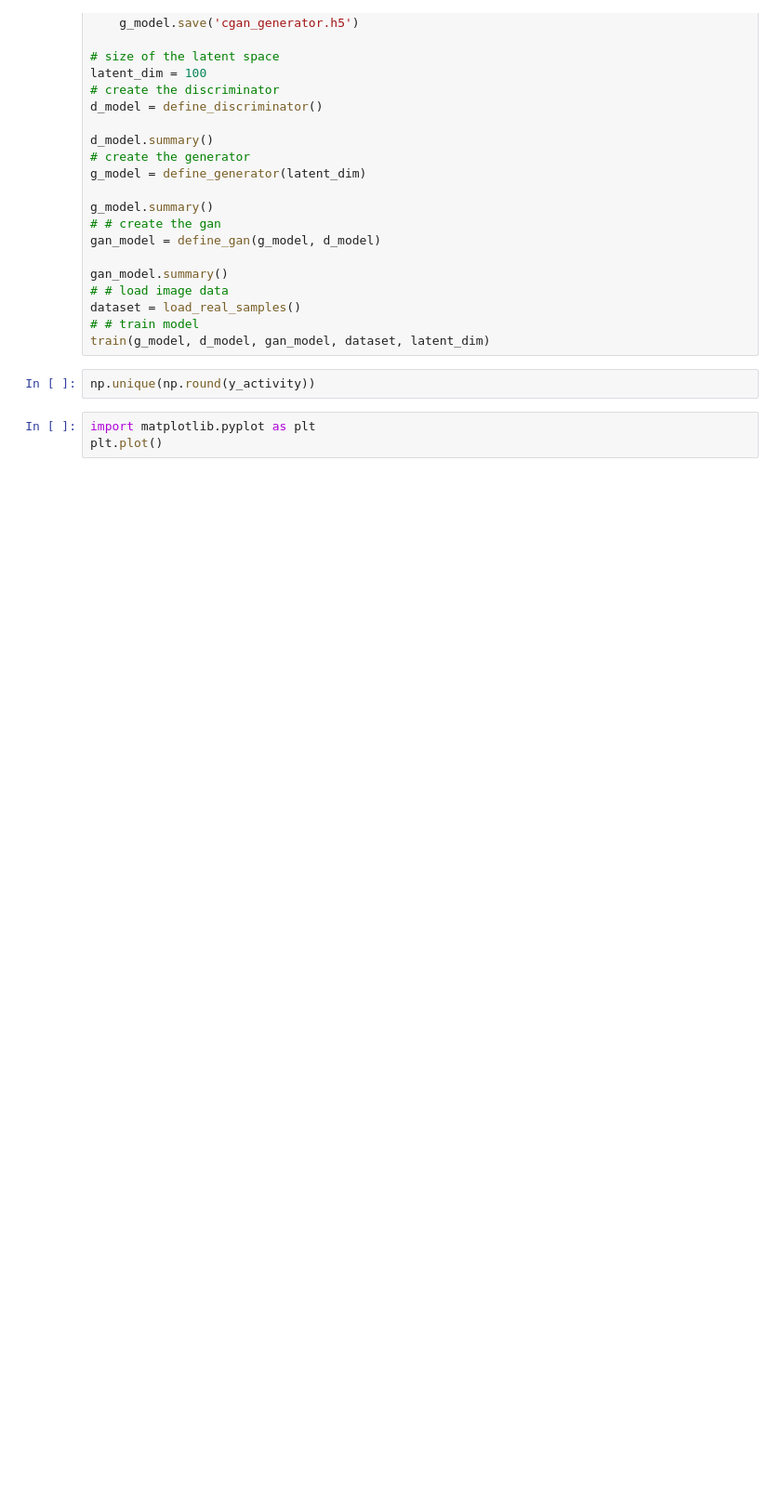
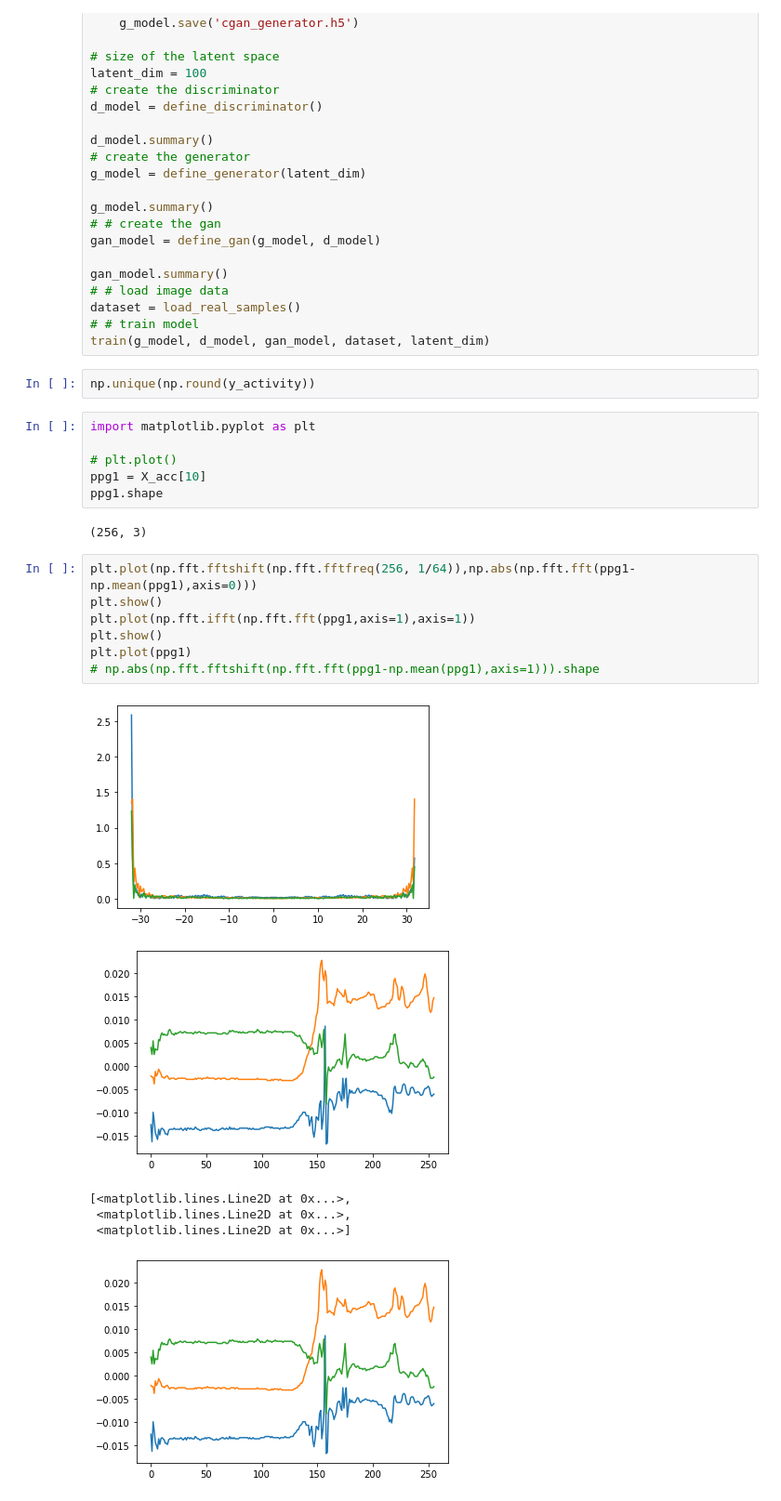
Before and after one commit to aungkonazim/affect-recognition, a Jupyter notebook: code/conditional_gan.ipynb, the cells around one changed output. Shown at 93% size. Drawn from its saved outputs; the diff is of its cells as text; blank space fills up the shorter version.

```diff
--- a/code/conditional_gan.ipynb
+++ b/code/conditional_gan.ipynb
@@ -255,4 +255,23 @@ train(g_model, d_model, gan_model, dataset, latent_dim)
 np.unique(np.round(y_activity))
 # %%
 import matplotlib.pyplot as plt
-plt.plot()
+
+# plt.plot()
+ppg1 = X_acc[10]
+ppg1.shape
+# %% [output]
+(256, 3)
+# %%
+plt.plot(np.fft.fftshift(np.fft.fftfreq(256, 1/64)),np.abs(np.fft.fft(ppg1-np.mean(ppg1),axis=0)))
+plt.show()
+plt.plot(np.fft.ifft(np.fft.fft(ppg1,axis=1),axis=1))
+plt.show()
+plt.plot(ppg1)
+# np.abs(np.fft.fftshift(np.fft.fft(ppg1-np.mean(ppg1),axis=1))).shape
+# %% [output]
+[figure, added]
+[figure, added]
+[<matplotlib.lines.Line2D at 0x...>,
+ <matplotlib.lines.Line2D at 0x...>,
+ <matplotlib.lines.Line2D at 0x...>]
+[figure, added]
```
Also changed, not shown: parts of 14 cells of this notebook, 1 other file.
